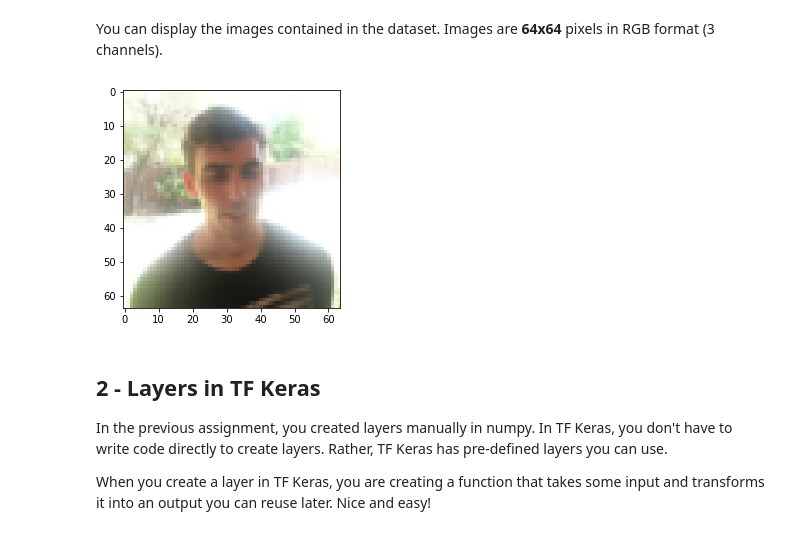
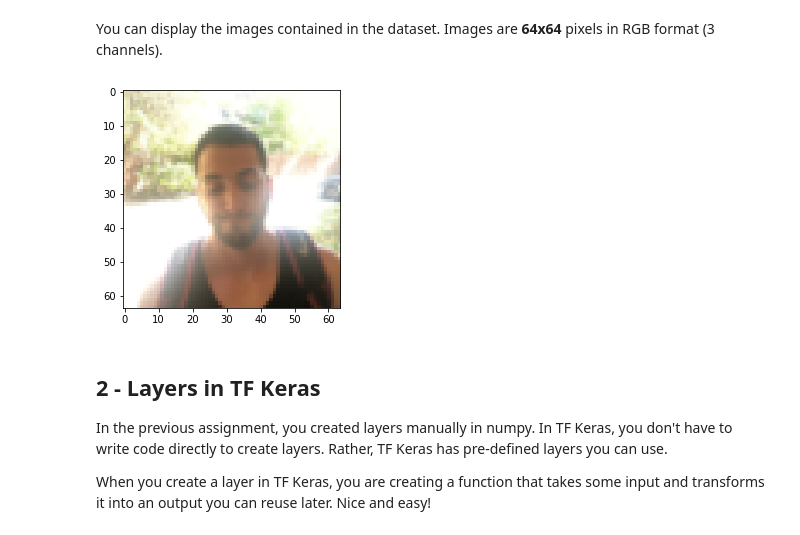
Before and after one commit to couzhei/ai-journey, a Jupyter notebook: deep.ai/C4M1/Convolutional Model Applications/Convolution_model_Application.ipynb, the cells around one changed output. Saved outputs shown, nothing was run; the diff lists cells and outputs as text; code cells hidden in the pictures.

```diff
--- a/deep.ai/C4M1/Convolutional Model Applications/Convolution_model_Application.ipynb
+++ b/deep.ai/C4M1/Convolutional Model Applications/Convolution_model_Application.ipynb
@@ -85,11 +85,11 @@ Y_test shape: (150, 1)
 # %% [markdown]
 You can display the images contained in the dataset. Images are **64x64** pixels in RGB format (3 channels).
 # %%
-index = 121
+index = 124
 plt.imshow(X_train_orig[index]) #display sample training image
 plt.show()
 # %% [output]
-[figure, old version]
+[figure, new version]
 # %% [markdown]
 <a name='2'></a>
 ## 2 - Layers in TF Keras
```
Also changed, not shown: parts of 1 cell of this notebook, 4 other files.
